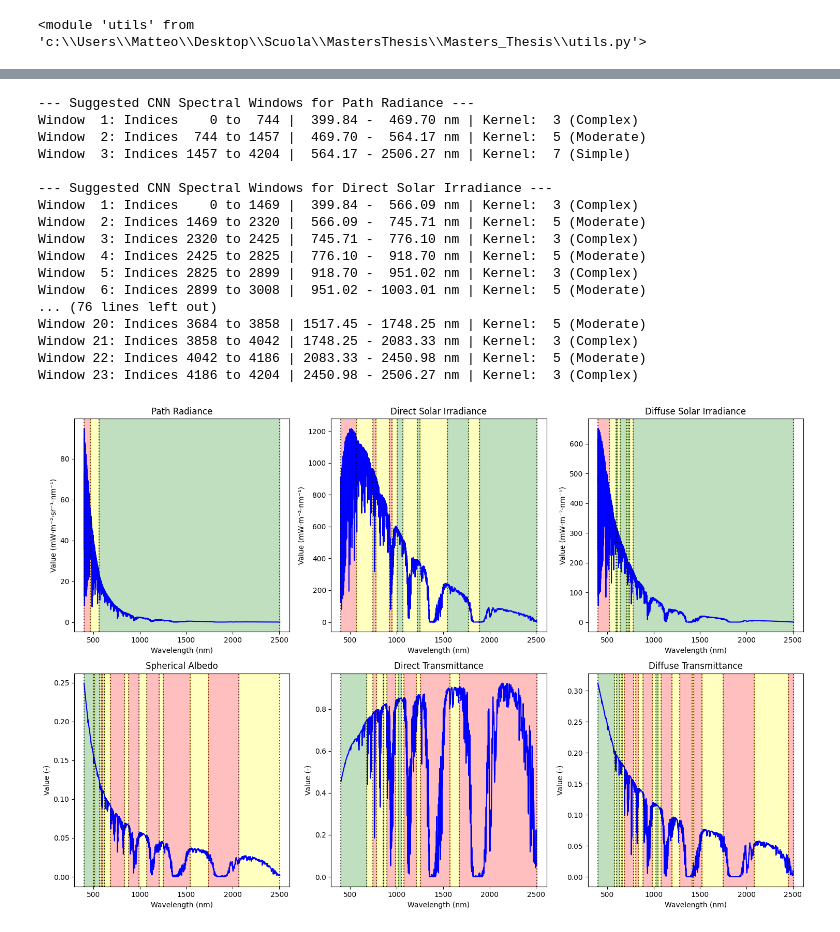
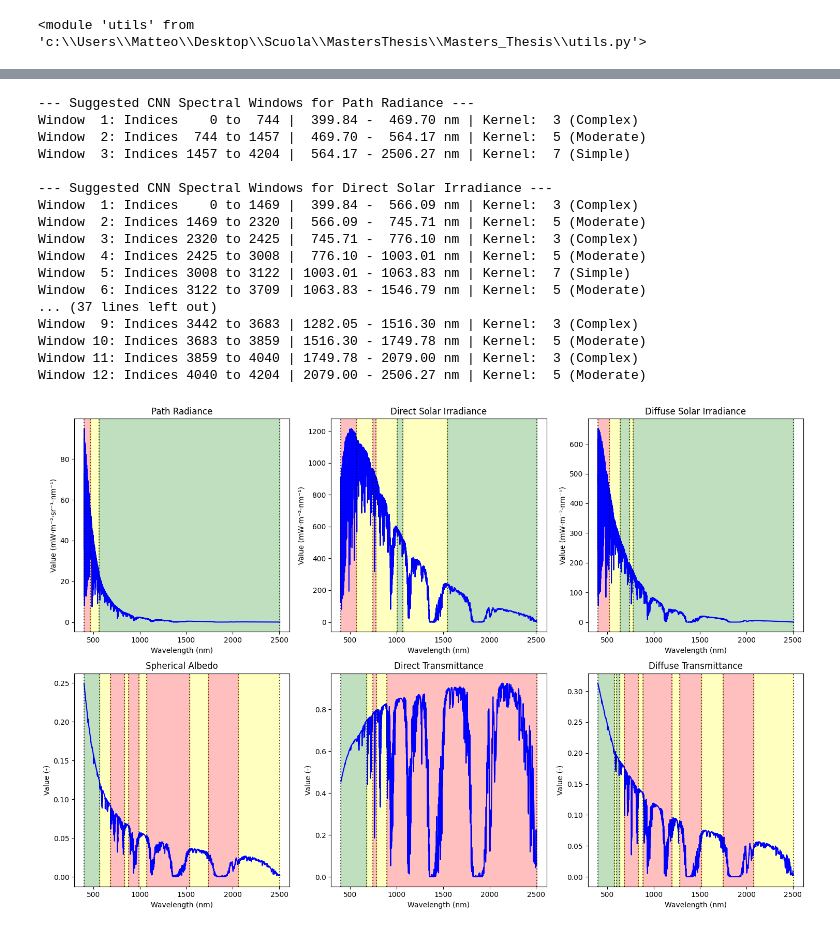
Before and after one commit to Teolul/Masters_Thesis, a Jupyter notebook: nn_spectral_windows.ipynb, the cells around one changed output, grey strips where cells are left out. Cells and saved outputs as stored; diff of their text form; code cells hidden in the pictures.

Commit message:
new spectral windows and troubles with nn seed

```diff
--- a/nn_spectral_windows.ipynb
+++ b/nn_spectral_windows.ipynb
@@ -59,6 +59,23 @@ for i in range(globals.N_FUNCTIONS):
         # Mapping to 3 bins using 2 threshold boundaries
         thresholds = [0.10, 0.35]
         region_labels = np.digitize(relative_complexity, thresholds)
+
+    # --- 5.5 Merge short windows (Post-processing) ---
+    min_window_len = 100  # Minimum required array indices per window
+
+    i_idx = 0
+    while i_idx < len(region_labels) - 1:
+        # Find current contiguous segment length
+        current_label = region_labels[i_idx]
+        run_len = 1
+        while i_idx + run_len < len(region_labels) and region_labels[i_idx + run_len] == current_label:
+            run_len += 1
+
+        # If the segment is too short, overwrite it with the preceding label
+        if run_len < min_window_len and i_idx > 0:
+            region_labels[i_idx : i_idx + run_len] = region_labels[i_idx - 1]
+
+        i_idx += run_len
 
     # --- 6. find window boundaries ---
     boundaries = np.where(np.diff(region_labels) != 0)[0]
@@ -99,42 +116,42 @@ for i in range(globals.N_FUNCTIONS):
     plt.plot(wavelengths, mean_func, label="Mean", color='blue', linewidth=1.5)
 
     windows = spectral_windows_dict[func_name]
 
     for w in windows:
         plt.axvline(x=w['start_nm'], color='black', linestyle=':', alpha=0.7)
         # shade based on the 3-tier color map
         color = complexity_colors[w['tier_idx']]
         plt.axvspan(w['start_nm'], w['end_nm'], color=color, alpha=0.25)
 
     if windows:
         plt.axvline(x=windows[-1]['end_nm'], color='black', linestyle=':', alpha=0.7)
 
     plt.title(f"{func_name}")
     plt.xlabel("Wavelength (nm)")
     plt.ylabel(f"Value ({globals.function_units_plots[i]})")
 
 plt.tight_layout()
 plt.savefig(f"{save_path}/nn_spectral_windows_{X.shape[0]}", dpi=300, bbox_inches="tight")
 plt.show()
 # %% [output]
 --- Suggested CNN Spectral Windows for Path Radiance ---
 Window  1: Indices    0 to  744 |  399.84 -  469.70 nm | Kernel:  3 (Complex)
 Window  2: Indices  744 to 1457 |  469.70 -  564.17 nm | Kernel:  5 (Moderate)
 Window  3: Indices 1457 to 4204 |  564.17 - 2506.27 nm | Kernel:  7 (Simple)
 
 --- Suggested CNN Spectral Windows for Direct Solar Irradiance ---
 Window  1: Indices    0 to 1469 |  399.84 -  566.09 nm | Kernel:  3 (Complex)
 Window  2: Indices 1469 to 2320 |  566.09 -  745.71 nm | Kernel:  5 (Moderate)
 Window  3: Indices 2320 to 2425 |  745.71 -  776.10 nm | Kernel:  3 (Complex)
-Window  4: Indices 2425 to 2825 |  776.10 -  918.70 nm | Kernel:  5 (Moderate)
-Window  5: Indices 2825 to 2899 |  918.70 -  951.02 nm | Kernel:  3 (Complex)
-Window  6: Indices 2899 to 3008 |  951.02 - 1003.01 nm | Kernel:  5 (Moderate)
-... (76 lines left out)
-Window 20: Indices 3684 to 3858 | 1517.45 - 1748.25 nm | Kernel:  5 (Moderate)
-Window 21: Indices 3858 to 4042 | 1748.25 - 2083.33 nm | Kernel:  3 (Complex)
-Window 22: Indices 4042 to 4186 | 2083.33 - 2450.98 nm | Kernel:  5 (Moderate)
-Window 23: Indices 4186 to 4204 | 2450.98 - 2506.27 nm | Kernel:  3 (Complex)
+Window  4: Indices 2425 to 3008 |  776.10 - 1003.01 nm | Kernel:  5 (Moderate)
+Window  5: Indices 3008 to 3122 | 1003.01 - 1063.83 nm | Kernel:  7 (Simple)
+Window  6: Indices 3122 to 3709 | 1063.83 - 1546.79 nm | Kernel:  5 (Moderate)
+... (37 lines left out)
+Window  9: Indices 3442 to 3683 | 1282.05 - 1516.30 nm | Kernel:  3 (Complex)
+Window 10: Indices 3683 to 3859 | 1516.30 - 1749.78 nm | Kernel:  5 (Moderate)
+Window 11: Indices 3859 to 4040 | 1749.78 - 2079.00 nm | Kernel:  3 (Complex)
+Window 12: Indices 4040 to 4204 | 2079.00 - 2506.27 nm | Kernel:  5 (Moderate)
-[figure, old version]
+[figure, new version]
 # %%
 REGION_CONFIGS = []
 
```
Also changed, not shown: parts of 2 cells of this notebook, 16 other files.
